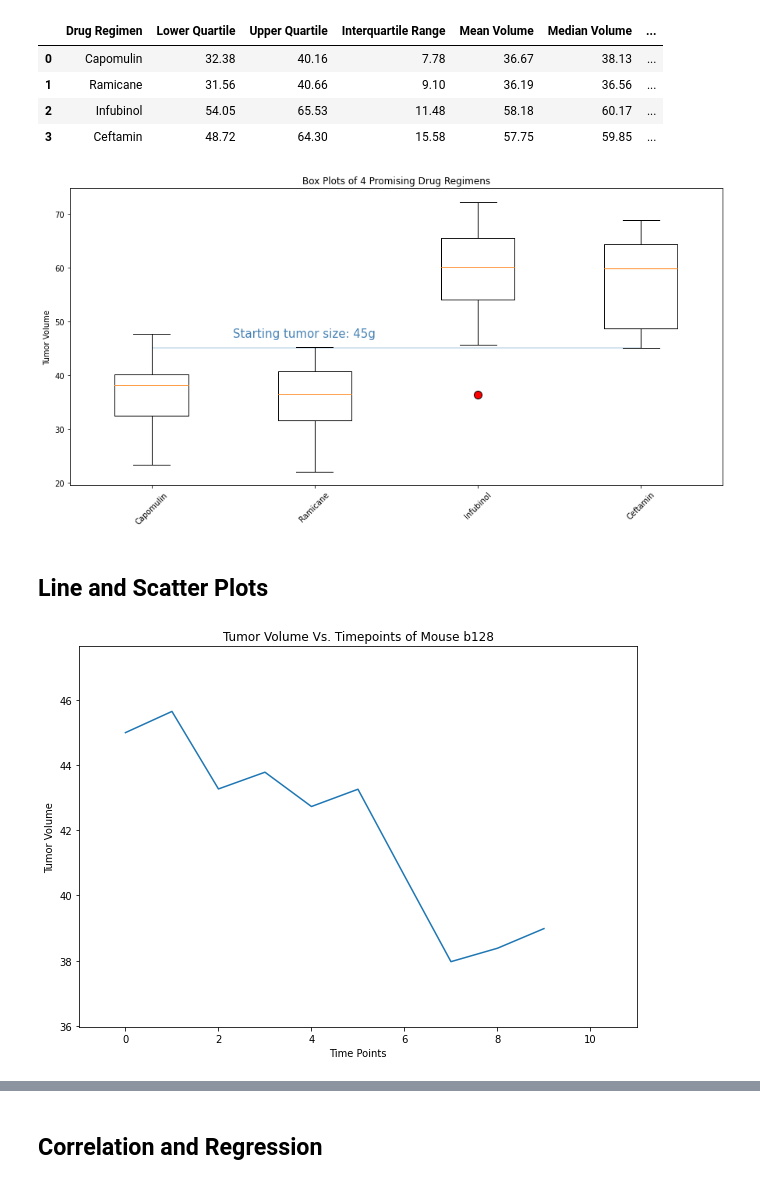
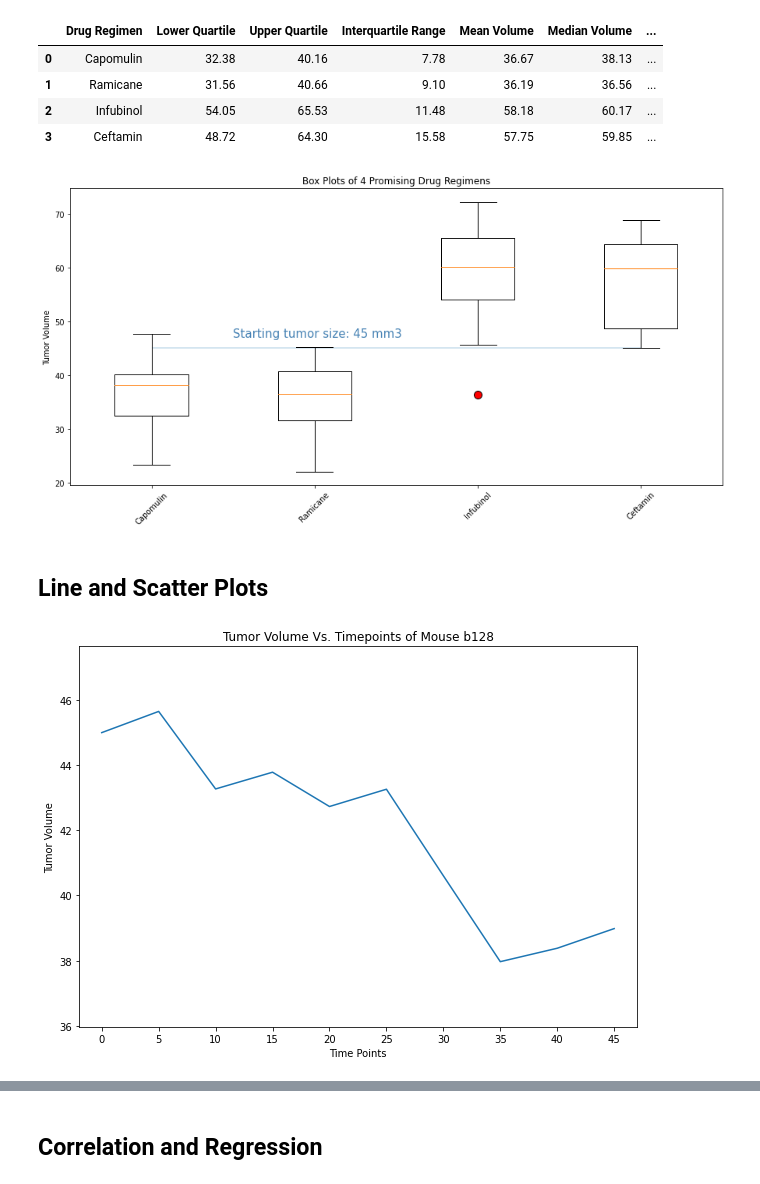
Before and after one commit to kennethcandersen/matplotlib, a Jupyter notebook: pymaceuticals_starter.ipynb, the cells around one changed output, grey strips where cells are left out. Drawn from its saved outputs; the diff is of its cells as text; code cells hidden in the pictures.

```diff
--- a/pymaceuticals_starter.ipynb
+++ b/pymaceuticals_starter.ipynb
@@ -315,47 +368,63 @@ promising_regimens_df
 # %%
 # Generate a box plot of the final tumor volume of each mouse across four regimens of interest
 
-x_axis = drug_regimens
-fig1, ax1 = plt.subplots(figsize=(15, 7))
-ax1.set_title('Box Plots of 4 Promising Drug Regimens')
-flierprops = dict(marker='o', markerfacecolor='r', markersize=10,
+x_axis = drug_regimens                                            # Creates the x axis pulling from the list of
+                                                                  # drug regimens above
+
+fig1, ax1 = plt.subplots(figsize=(15, 7))                         # This sets up the figure with multiple plots
+
+ax1.set_title('Box Plots of 4 Promising Drug Regimens')           # Title
+
+flierprops = dict(marker='o', markerfacecolor='r', markersize=10, # All this just to get the outlier dot to be red
                   linestyle='none')
 
-ax1.boxplot(tumor_vol_data, flierprops=flierprops)
-ax1.set_ylabel("Tumor Volume")
-plt.xticks([x for x in range(1, len(drug_regimens)+1)], drug_regimens, rotation=45)
-plt.hlines(45, 1, len(drug_regimens), alpha=0.25)
-plt.annotate('Starting tumor size: 45g',(1.5,47),fontsize=15, color="steelblue")
+ax1.boxplot(tumor_vol_data, flierprops=flierprops)                # The critical line, which plots a list of lists
+                                                                  # that was created in the previous section
+
+ax1.set_ylabel("Tumor Volume")                                    # Add Y label
+
+plt.xticks([x for x in range(1, len(drug_regimens)+1)],           # List comprehension to set up x ticks. As a result,
+           drug_regimens, rotation=45)                            # if I change the list of drugs, the ticks change too
+
+plt.hlines(45, 1, len(drug_regimens), alpha=0.25)                 # All mice started at 45mm3. I added this blue line
+                                                                  # so that it would be easy to see which drugs seemed
+
+plt.annotate('Starting tumor size: 45 mm3',                       # Add text to explain the blue line
+             (1.5,47),fontsize=15, color="steelblue")
+
 plt.show()
-#tumor_vol_data
 # %% [output]
-[figure, old version]
+[figure, new version]
 # %% [markdown]
 ## Line and Scatter Plots
 # %%
 # Generate a line plot of tumor volume vs. time point for a mouse treated with Capomulin
 
-mouse_id = 'b128'
-merge_df_mouse = merge_df.loc[merge_df["Mouse ID"] ==mouse_id]
-volumes = merge_df_mouse['Tumor Volume (mm3)']
-timepoint = merge_df_mouse['Timepoint']
+mouse_id = 'b128'                                      # Picked a mouse
 
-timepoint_count = timepoint.count()
-timepoint_count
-x_axis = np.arange(0, timepoint_count, 1)
+mouse_data = clean_merge_df.loc[clean_merge_df         # Filter initial dataframe for just this mouse
+            ["Mouse ID"] == mouse_id]
 
-plt.figure(figsize=(10, 7))
-plt.xlim(-1, timepoint_count+1)
+volumes = mouse_data['Tumor Volume (mm3)']             # List of tumor volumes for Y axis
+
+timepoints = mouse_data['Timepoint']                   # List of timepoints for X axis
+
+plt.figure(figsize=(10, 7))                            # Make figure larger than default
+
+plt.xlim(-2, timepoints.max()+2)                       # Give chart some white space at margins
 plt.ylim(volumes.min()-2, volumes.max()+2)
-plt.title(f"Tumor Volume Vs. Timepoints of Mouse {mouse_id}")
+
+plt.title(f"Tumor Volume Vs. Timepoints of Mouse {mouse_id}")   # Title and axis lables
 plt.xlabel("Time Points")
 plt.ylabel("Tumor Volume")
 
-plt.plot(x_axis, volumes)
+plt.xticks(timepoints, rotation=0 )                    # Setting up ticks on x axis
+
+plt.plot(timepoints, volumes)                          # And finally: the actual plot
 
 plt.show()
 # %% [output]
-[figure, old version]
+[figure, new version]
 # %%
 # Generate a scatter plot of average tumor volume vs. mouse weight for the Capomulin regimen
 
```
Also changed, not shown: parts of 15 cells of this notebook.
